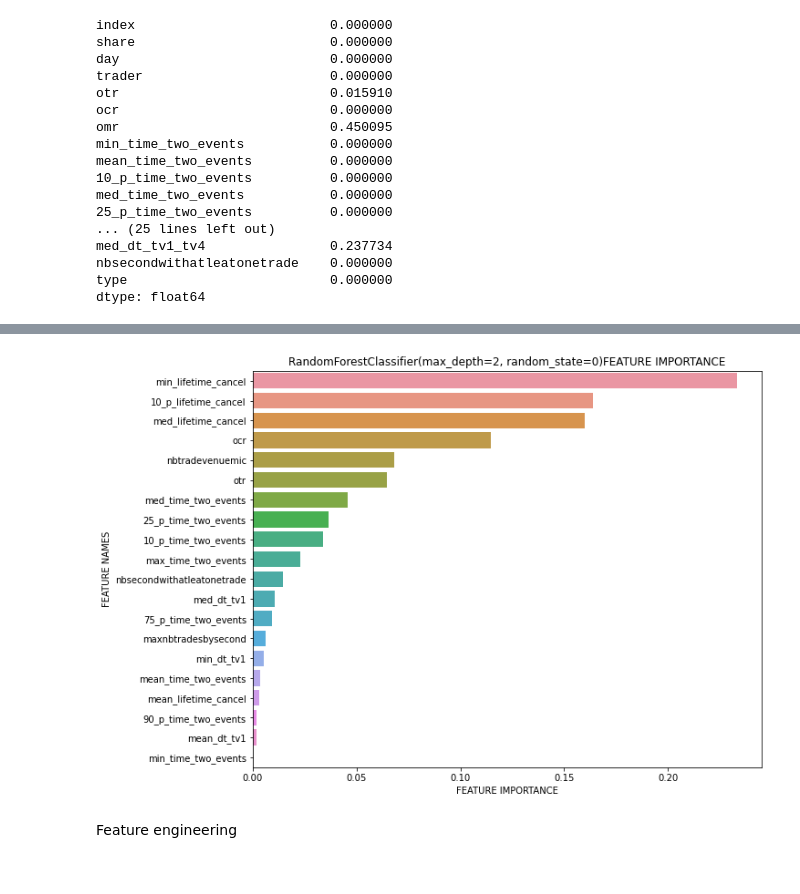
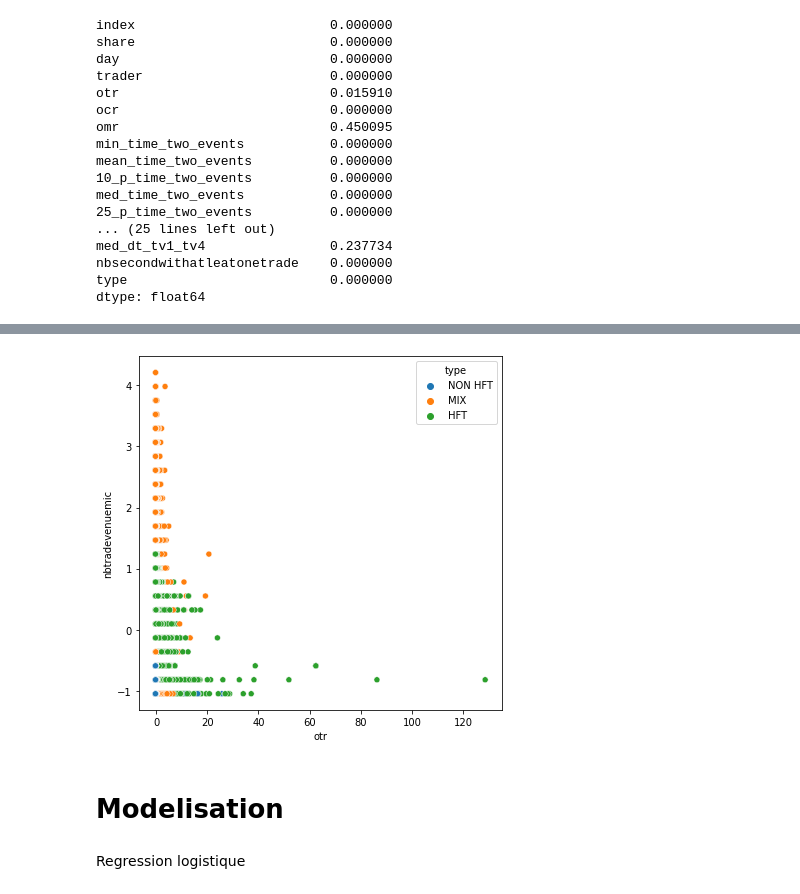
Before and after one commit to Valdi35/Detect-HFT-traders-Machine-learning-, a Jupyter notebook: HFT_machine_learning.ipynb, the cells around one changed output, grey strips where cells are left out. Cells and saved outputs as stored; diff of their text form; code cells hidden in the pictures.

```diff
--- a/HFT_machine_learning.ipynb
+++ b/HFT_machine_learning.ipynb
@@ -374,0 +275,10 @@ TypeError: float() argument must be a string or a number, not 'method'
+# %%
+#Nombre de lieu d'echange sur le nombre de trade
+f, ax = plt.subplots(figsize=(6.5, 6.5))
+sns.scatterplot(x="otr", y="nbtradevenuemic",
+                hue="type", data=df_, ax=ax)
+plt.show()
+# %% [output]
+[figure, added]
+# %% [markdown]
+# Modelisation
@@ -374,0 +289,2 @@ TypeError: float() argument must be a string or a number, not 'method'
+# %% [markdown]
+Regression logistique
@@ -394,9 +319,3 @@ def plot_feature_importance(importance,names,model_type):
     plt.title(str(model_type) + 'FEATURE IMPORTANCE')
     plt.xlabel('FEATURE IMPORTANCE')
     plt.ylabel('FEATURE NAMES')
-# %%
-plot_feature_importance(clf.feature_importances_, X.columns, clf)
-# %% [output]
-[figure, removed]
-# %% [markdown]
-Feature engineering
```
Also changed, not shown: parts of 61 cells of this notebook.
